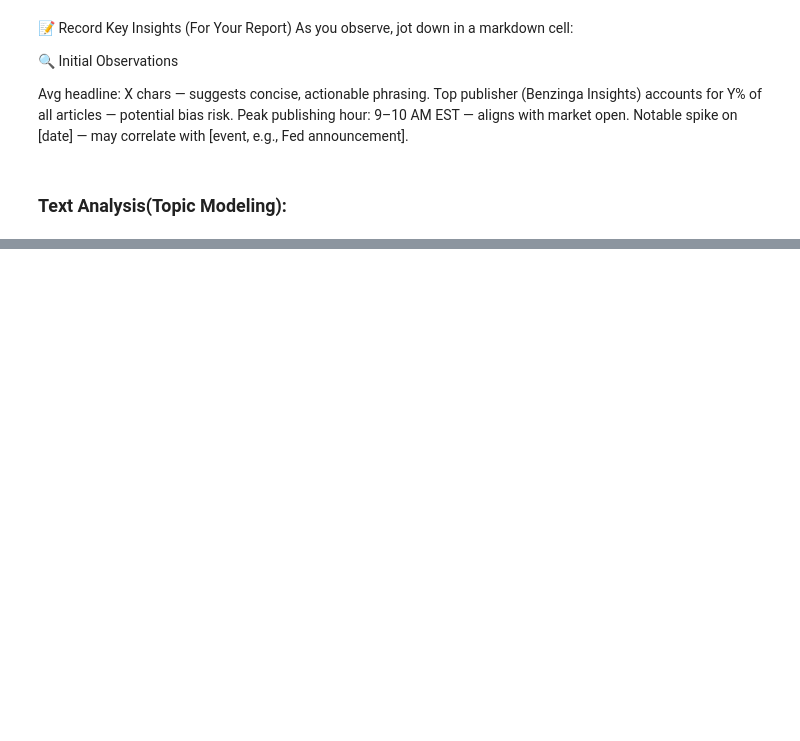
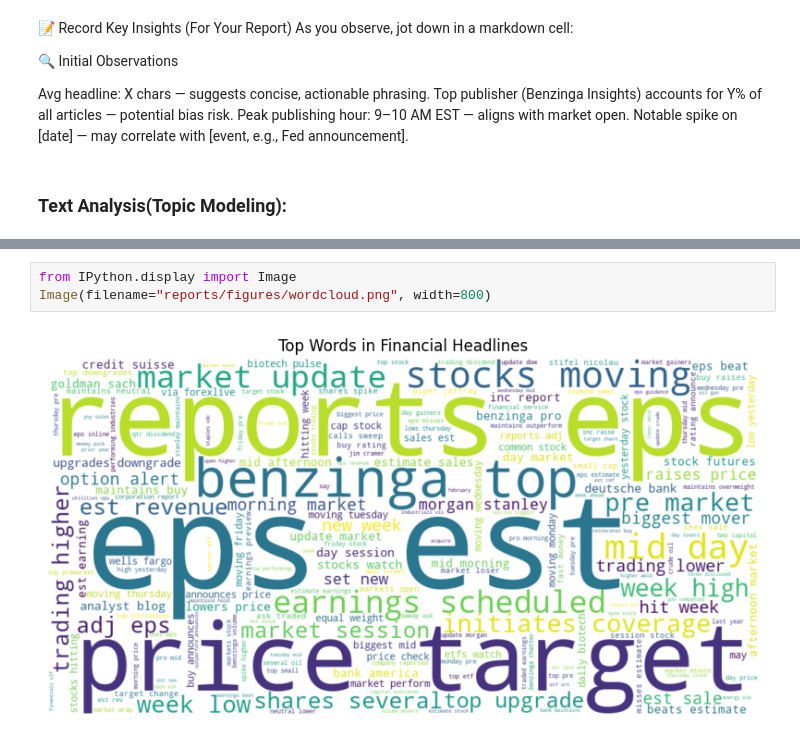
Before and after one commit to muhajirhualis/KAIM_Week1, a Jupyter notebook: notebooks/eda_notebook.ipynb, the cells around one changed output, grey strips where cells are left out. Saved outputs shown, nothing was run; the diff lists cells and outputs as text; blank space fills up the shorter version.

```diff
--- a/notebooks/eda_notebook.ipynb
+++ b/notebooks/eda_notebook.ipynb
@@ -92,0 +124,5 @@ Notable spike on [date] — may correlate with [event, e.g., Fed announcement].
+# %%
+from IPython.display import Image
+Image(filename="reports/figures/wordcloud.png", width=800)
+# %% [output]
+[figure, added]
```
Also changed, not shown: parts of 3 cells of this notebook, 3 other files.
